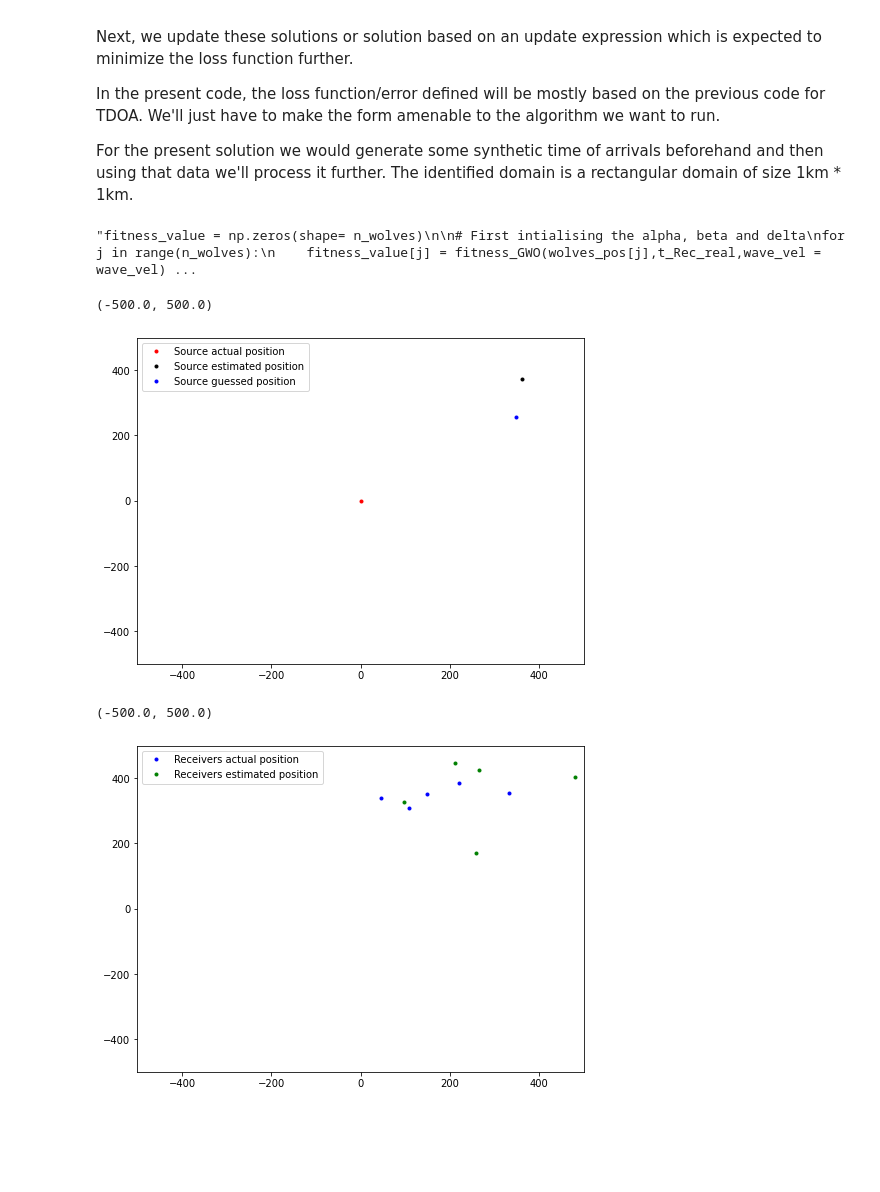
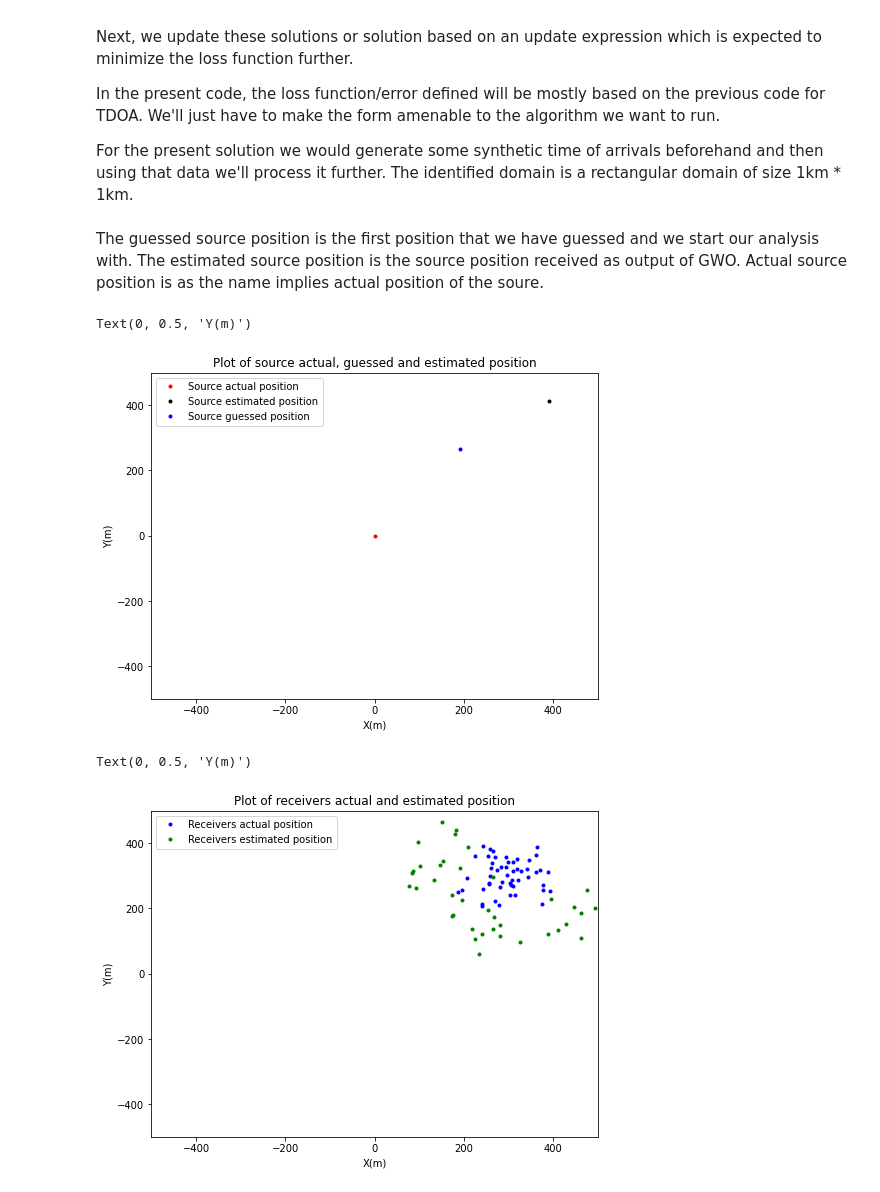
Before and after one commit to Student-Satellite-IITB/GLEE, a Jupyter notebook: Optimization/Grey_wolf_optimization.ipynb, the cells around one changed output. Drawn from its saved outputs; the diff is of its cells as text; code cells hidden in the pictures; blank space fills up the shorter version.

Commit message:
Updated code anf graphs for GWO

```diff
--- a/Optimization/Grey_wolf_optimization.ipynb
+++ b/Optimization/Grey_wolf_optimization.ipynb
@@ -59,40 +59,22 @@ initial_pos = 300  + np.random.normal(loc=0.0,scale =100,size = (n_wolves,n_rec+
 # %%
-# giving some initial values to alpha, beta and gamma wolves
+# giving some initial values to alpha, beta and delta wolves
 
-alpha_pos =300 + np.random.normal(loc=0.0,scale =100,size = (n_rec+1,2))
+alpha_pos =300 + np.random.normal(loc=0.0,scale =50,size = (n_rec+1,2))
 alpha_fitness = fitness_GWO(alpha_pos,t_Rec_real,wave_vel = wave_vel)
-beta_pos = 300  + np.random.normal(loc=0.0,scale =100,size = (n_rec+1,2))
+beta_pos = 300  + np.random.normal(loc=0.0,scale =50,size = (n_rec+1,2))
 beta_fitness = fitness_GWO(alpha_pos,t_Rec_real,wave_vel = wave_vel)
-delta_pos = 300  + np.random.normal(loc=0.0,scale =100,size = (n_rec+1,2))
+delta_pos = 300  + np.random.normal(loc=0.0,scale =50,size = (n_rec+1,2))
 delta_fitness = fitness_GWO(alpha_pos,t_Rec_real,wave_vel = wave_vel)
-# %%
-n_iter = 100 # number of iterations
-wolves_pos = np.copy(initial_pos)# creating a single vector for positions as update expression will be similar
-'''fitness_value = np.zeros(shape= n_wolves)
-
-# First intialising the alpha, beta and delta
-for j in range(n_wolves):
-    fitness_value[j] = fitness_GWO(wolves_pos[j],t_Rec_real,wave_vel = wave_vel)
-
-alpha_pos[:,:] = initial_pos[np.where(fitness_value == np.min(fitness_value)),:,:]
-alpha_fitness = fitness_value[np.where(fitness_value == np.min(fitness_value))]
-fitness_value[np.where(fitness_value == np.min(fitness_value))] = fitness_value[np.where(fitness_value == np.min(fitness_value))]*3000 # won't be minimum now hopefully
-
-beta_pos[:,:] = initial_pos[np.where(fitness_value == np.min(fitness_value)),:,:]
-beta_fitness = fitness_value[np.where(fitness_value == np.min(fitness_value))]
-fitness_value[np.where(fitness_value == np.min(fitness_value))] = fitness_value[np.where(fitness_value == np.min(fitness_value))]*3000# won't be minimum now hopefully
-
-delta_pos[:,:] = initial_pos[np.where(fitness_value == np.min(fitness_value)),:,:]
-delta_fitness = fitness_value[np.where(fitness_value == np.min(fitness_value))]
-fitness_value[np.where(fitness_value == np.min(fitness_value))] = fitness_value[np.where(fitness_value == np.min(fitness_value))]*3000 # won't be minimum now hopefully'''
-# %% [output]
-"fitness_value = np.zeros(shape= n_wolves)\n\n# First intialising the alpha, beta and delta\nfor j in range(n_wolves):\n    fitness_value[j] = fitness_GWO(wolves_pos[j],t_Rec_real,wave_vel = wave_vel) ...
+# %%
+n_iter = 10000 # number of iterations
+wolves_pos = np.copy(initial_pos)# creating a single vector for positions as update expression will be similar
 # %%
 # After this initial assigning of hierarchy, let's create the update expression
 # Note: The first assigned hierarchy is just to ensure that the variables are not blank. This might be removed in revision
 
 a = 2
-fitness_value = np.zeros(shape= n_wolves)
+fitness_value = np.zeros(shape= n_wolves) # creating an array for storing fitness value for each wolf
+error_iter = np.zeros(n_iter)   # creating an array for storing the minimum error for each iteration
 
 for i in range(n_iter):
     for j in range(n_wolves):
@@ -145,21 +127,27 @@ for i in range(n_iter):
         X3 = delta_pos - A3*D_delta
 
         wolves_pos[j] = (X1+X2+X3)/3
+
+    error_iter[i] = alpha_fitness
+# %% [markdown]
+The guessed source position is the first position that we have guessed and we start our analysis with. The estimated source position is the source position received as output of GWO. Actual source position is as the name implies actual position of the soure.
 # %%
 # Examining the results via plot
 plt.figure(figsize=(8,6))
 #plt.plot(rec_pos_actual[:,0],rec_pos_actual[:,1],'b.',label='Receivers actual position')
 plt.plot(src_pos_actual[0],src_pos_actual[1],'r.',label='Source actual position')
 #plt.plot(alpha_pos[1:,0],alpha_pos[1:,1],'g.',label='Receivers estimated position')
 plt.plot(alpha_pos[0,0],alpha_pos[0,1],'k.',label='Source estimated position')
 plt.plot(initial_pos[0,0,0],initial_pos[0,0,1],'b.',label='Source guessed position')
-
 plt.legend()
+plt.title('Plot of source actual, guessed and estimated position')
 plt.xlim(-500,500)
 plt.ylim(-500,500)
+plt.xlabel('X(m)')
+plt.ylabel('Y(m)')
 # %% [output]
-(-500.0, 500.0)
+Text(0, 0.5, 'Y(m)')
-[figure, old version]
+[figure, new version]
 # %%
 plt.figure(figsize=(8,6))
 plt.plot(rec_pos_actual[:,0],rec_pos_actual[:,1],'b.',label='Receivers actual position')
@@ -168,8 +156,11 @@ plt.plot(alpha_pos[1:,0],alpha_pos[1:,1],'g.',label='Receivers estimated positio
 
 
 plt.legend()
+plt.title('Plot of receivers actual and estimated position')
 plt.xlim(-500,500)
 plt.ylim(-500,500)
+plt.xlabel('X(m)')
+plt.ylabel('Y(m)')
 # %% [output]
-(-500.0, 500.0)
+Text(0, 0.5, 'Y(m)')
-[figure, old version]
+[figure, new version]
```
Also changed, not shown: parts of 15 cells of this notebook.
